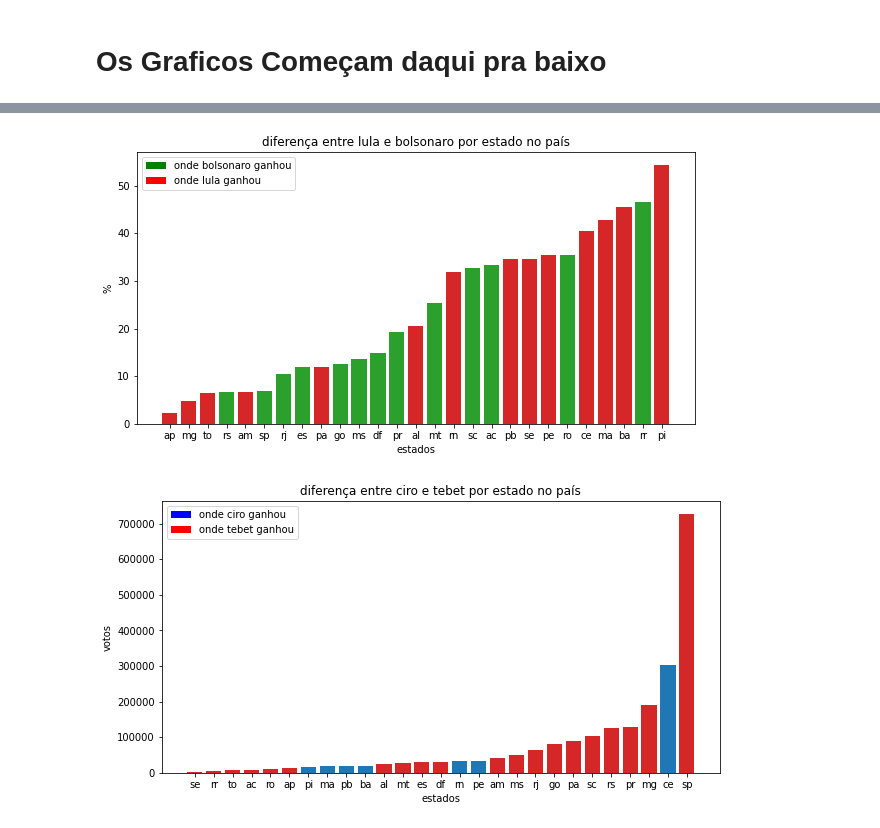
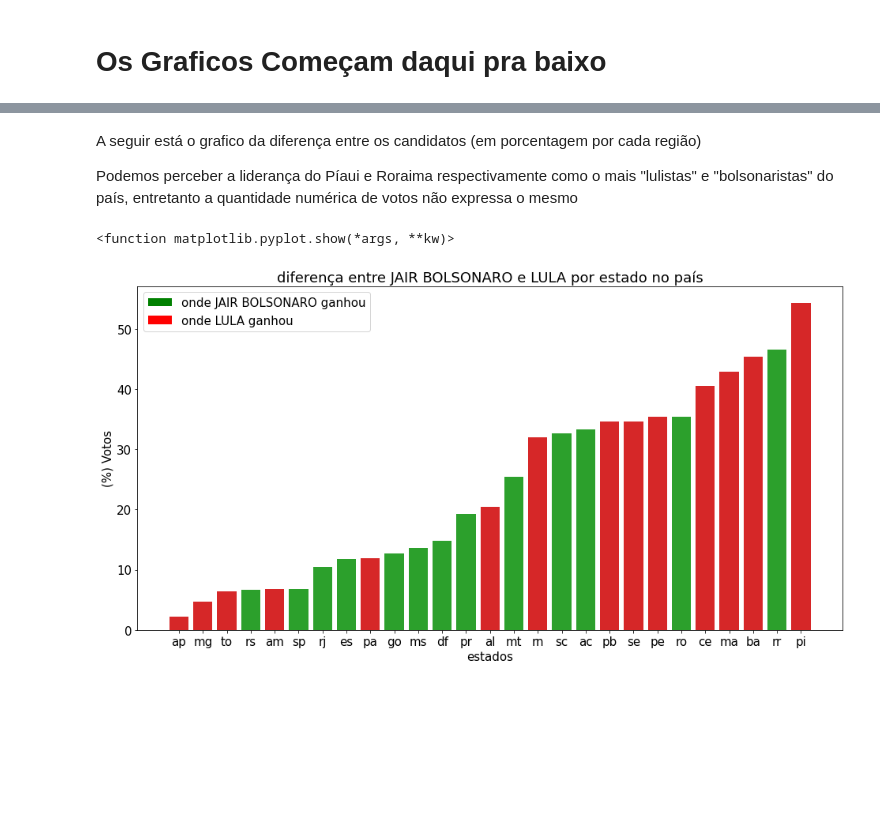
Before and after one commit to luisArthurRodriguesDaSilva/analise-eleicoes-brasileiras-2022, a Jupyter notebook: apuração.ipynb, the cells around one changed output, grey strips where cells are left out. Drawn from its saved outputs; the diff is of its cells as text; code cells hidden in the pictures; blank space fills up the shorter version.

Commit message:
apresentação dos 4 primeiros graficos

```diff
--- a/apuração.ipynb
+++ b/apuração.ipynb
@@ -44,11 +44,10 @@ LEO_PERICLES_TAG  ='LÉO PÉRICLES'
 VERA_TAG          = 'VERA'
 EYMAEL_TAG        = 'CONSTITUINTE EYMAEL'
 candidatesTags    = [LULA_TAG, BOLSONARO_TAG, CIRO_TAG, TEBET_TAG, SORAYA_TAG, DAVILA_TAG, PADRE_TAG, SOFIA_MANZANO_TAG, LEO_PERICLES_TAG, VERA_TAG, EYMAEL_TAG]
-candidatesColors   =['red', 'green', 'blue','red', 'green', 'blue','red', 'green', 'blue','green','yellow']
+candidatesColors   =['red', 'green', 'blue','brown', 'green', 'blue','red', 'green', 'blue','green','yellow']
 politicalColors = {}
 for i, tag in enumerate(candidatesTags):
   politicalColors[tag] = candidatesColors[i]
-politicalColors
 # %% [markdown]
 # Criação do electionsData
 ### ele é um objeto mais organizado contendo todas as informações separadas por estado
@@ -117,11 +118,35 @@ def showDiffPerState(category, candidates, attr,mode = 0):
   usedFunc = lambda uf :  getDiffBetweenTwoCandidates(uf=uf,candidates=candidates, category=category, attr=attr)
 
   if mode == 0 :
+    title = f'diferença entre {candidates[0]} e {candidates[1]} por estado no país'
     ordened_ufs = sorted(brasil_ufs,key=lambda uf: usedFunc(uf)[0])
   else:
+    title = f'diferença entre {candidates[0]} e {candidates[1]} por estado no país separadamente'
     ordened_ufs = sorted(brasil_ufs,key=lambda uf: separeDiferents(uf=uf, usedFunc=usedFunc, candidates=candidates))
 
-  counts = (list(map(lambda uf : usedFunc(uf)[0],ordened_ufs)))
-  bar_colors = list(map(lambda uf : f'tab:{politicalColors[candidates[0]]}' if usedFunc(uf)[1] == candidates[0] else f'tab:{politicalColors[candidates[1]]}',ordened_ufs))
+  [c1Color, c2color] = [politicalColors[candidates[0]],politicalColors[candidates[1]]]
+  baseOrder = (list(map(lambda uf : usedFunc(uf)[0],ordened_ufs)))
+
+  ylb = attr
+  if attr == 'Votos':
+    ylb = 'M votos'
+    counts = (list(map(lambda x : float(format(abs(x/1000000),'.2f')),baseOrder)))
+  else:
+    counts = baseOrder
+  bar_colors = list(map(lambda uf : f'tab:{c1Color}' if usedFunc(uf)[1] == candidates[0] else f'tab:{c2color}',ordened_ufs))
+
+  fig, ax = plt.subplots()
+
+  ax.bar(ordened_ufs, counts, color = bar_colors)
+  ax.bar([0], [0], color = c1Color, label=f'onde {candidates[0]} ganhou') #metodo para conseguir colocar a legenda
+  ax.bar([0 ],[0 ], color = c2color, label=f'onde {candidates[1]} ganhou')
+  # bar_colors = list(map(lambda uf : getPPDiffBetweenJairNine(uf)[1],ordened_ufs))
+  fig.set_size_inches(16,8)
+  ax.set_ylabel(ylb)
+  ax.set_xlabel('estados')
+  ax.set_title(title)
+  ax.legend()
+  plt.rcParams.update({'font.size': 15})
+  return plt.show
 # %% [markdown]
 # Os Graficos Começam daqui pra baixo
@@ -151,38 +153,9 @@ plt.show()
-# %%
-
-ordened_ufs = sorted(brasil_ufs,key=lambda uf: getPPDiffBetweenJairAndLula(uf)[0])
-fig, ax = plt.subplots()
-counts = (list(map(lambda uf : getPPDiffBetweenJairAndLula(uf)[0],ordened_ufs)))
-bar_colors = list(map(lambda uf : 'tab:green' if getPPDiffBetweenJairAndLula(uf)[1] == BOLSONARO_TAG else 'tab:red',ordened_ufs))
-fig.set_size_inches(10,5)
-ax.bar(ordened_ufs, counts, color = bar_colors)
-ax.bar([0], [0], color = 'green', label='onde bolsonaro ganhou') #metodo para conseguir colocar a legenda
-ax.bar([0 ],[0 ], color = 'red', label='onde lula ganhou')
-ax.set_ylabel('%')
-ax.set_xlabel('estados')
-ax.set_title('diferença entre lula e bolsonaro por estado no país')
-ax.legend()
-
-plt.show()
-# %% [output]
-[figure, removed]
-# %%
-diffCiroTebet = lambda uf : getVotesDiffBetweenTwoCandidates(uf=uf,candidates=[CIRO_TAG,TEBET_TAG])
-ordened_ufs = sorted(brasil_ufs, key = lambda uf : diffCiroTebet(uf)[0])
-counts = list(map(lambda uf: diffCiroTebet(uf)[0],ordened_ufs))
-bar_colors = list(map(lambda uf: 'tab:blue' if diffCiroTebet(uf)[1] == CIRO_TAG else 'tab:red',ordened_ufs))
-
-fig, ax = plt.subplots()
-ax.bar(ordened_ufs, counts, color = bar_colors)
-ax.bar([0], [0], color = 'blue', label='onde ciro ganhou') #metodo para conseguir colocar a legenda
-ax.bar([0 ],[0 ], color = 'red', label='onde tebet ganhou')
-# bar_colors = list(map(lambda uf : getPPDiffBetweenJairNine(uf)[1],ordened_ufs))
-fig.set_size_inches(10,5)
-ax.set_ylabel('votos')
-ax.set_xlabel('estados')
-ax.set_title('diferença entre ciro e tebet por estado no país')
-ax.legend()
-
-plt.show()
-# %% [output]
-[figure, removed]
+# %% [markdown]
+A seguir está o grafico da diferença entre os candidatos (em porcentagem por cada região)
+
+Podemos perceber a liderança do Píaui e Roraima respectivamente como o mais "lulistas" e "bolsonaristas" do país, entretanto a quantidade numérica de votos não expressa o mesmo
+# %%
+showDiffPerState(category='Presidente', candidates = [BOLSONARO_TAG,LULA_TAG], attr='(%) Votos',mode = 0)
+# %% [output]
+<function matplotlib.pyplot.show(*args, **kw)>
+[figure, added]
```
Also changed, not shown: parts of 9 cells of this notebook.
